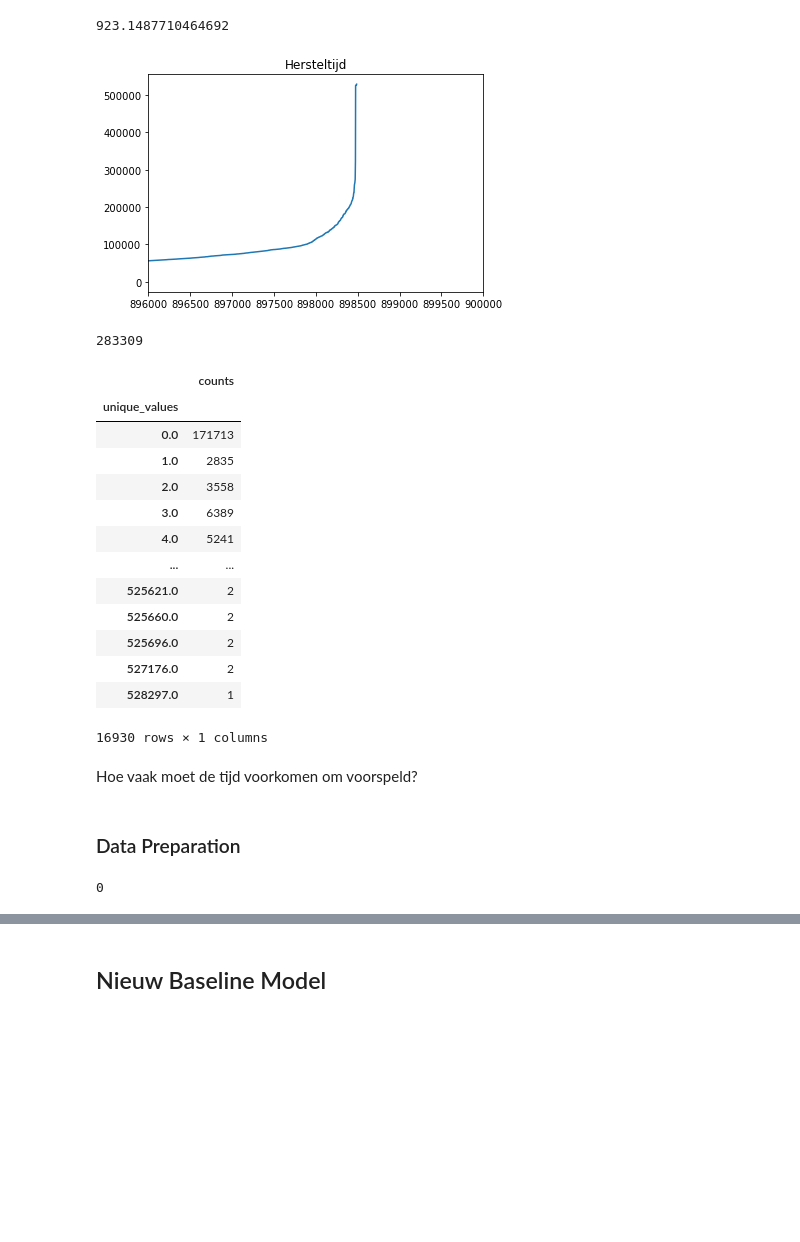
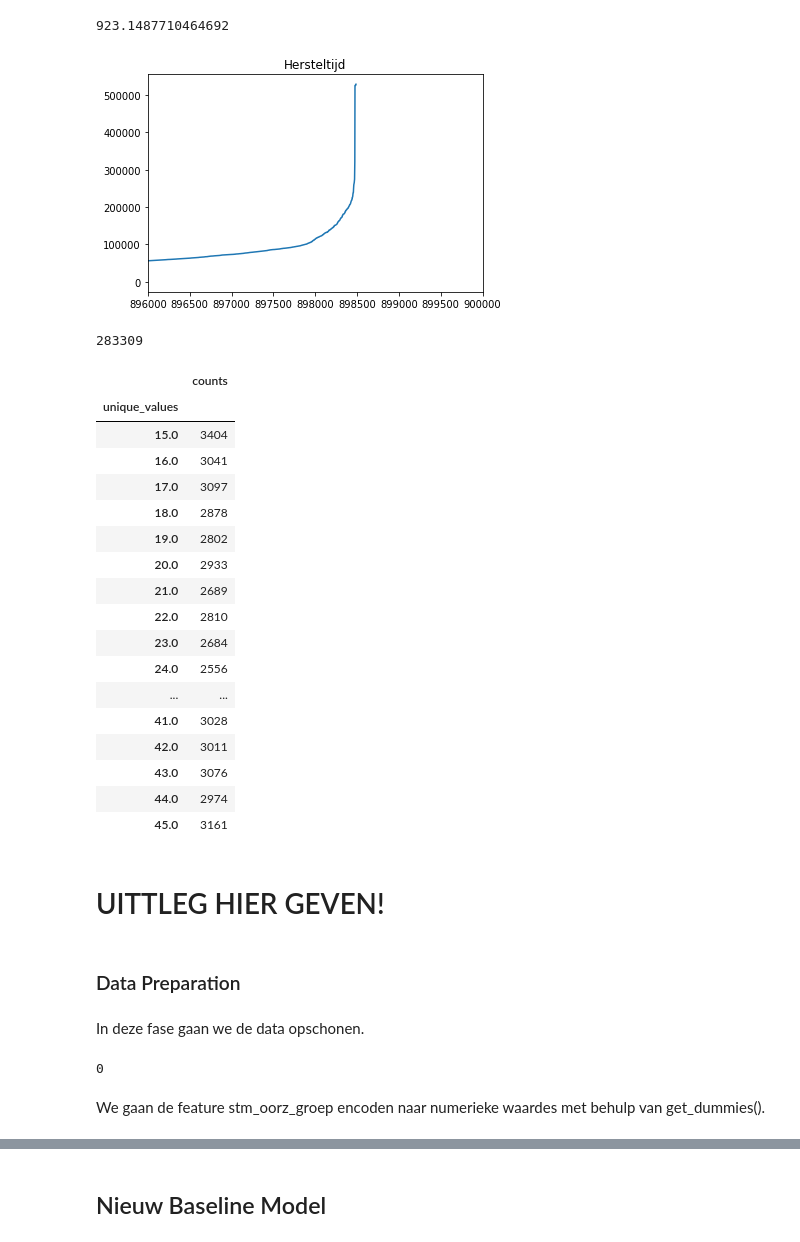
Before and after one commit to AmaryllisLee/DDB_Prorail, a Jupyter notebook: project_ProRail.ipynb, the cells around one changed output, grey strips where cells are left out. Drawn from its saved outputs; the diff is of its cells as text; code cells hidden in the pictures; blank space fills up the shorter version.

```diff
--- a/project_ProRail.ipynb
+++ b/project_ProRail.ipynb
@@ -12,6 +19,7 @@ import matplotlib.pyplot as plt
 df = pd.read_csv('sap_storing_data_hu_project.csv', low_memory=False)
 # %%
 # Alle kolommen die niet van toepassing zijn worden verwijdert.
+'''
 df = df.drop(['stm_sap_mon_meld_ddt', 'stm_mon_begin_ddt', 'stm_mon_toelichting_trdl', 'stm_oh_pg_mld',
          'stm_scenario_mon', 'stm_mon_nr_status_omschr', 'stm_mon_nr__statuscode', 'stm_mon_nr_status_wijzdd',
          'stm_aanntpl_ddt', 'stm_objectdl_code_gst', 'stm_objectdl_groep_gst', 'stm_progfh_in_ddt',
@@ -28,6 +36,7 @@ df = df.drop(['stm_sap_mon_meld_ddt', 'stm_mon_begin_ddt', 'stm_mon_toelichting_
          'stm_rapportage_maand', 'stm_rapportage_jaar', 'stm_x_bron_publ_dt', 'stm_x_bron_bestandsnaam',
          'stm_x_bron_arch_dt', 'stm_x_actueel_ind', 'stm_x_run_id', 'stm_x_bk', 'stm_x_start_sessie_dt',
          'stm_x_vervallen_ind'], axis='columns')
+         '''
 # %%
 df.head()
 # %% [output]
@@ -447,10 +445,10 @@ df2['stm_fh_duur'].mean()
 # %%
 # Onze target variabel plotten in een
 x = range(0,len(df2))
 plt.plot(x,df2['stm_fh_duur'].sort_values())
-plt.xlim(896000, 900000)
+#plt.xlim(896000, 900000)
 #plt.ylim(100000, 300000)
 plt.title('Hersteltijd')
 plt.show()
 # %% [output]
-[figure, old version]
+[figure, new version]
@@ -464,26 +459,32 @@ df2['stm_fh_duur'][df2['stm_fh_duur']<= 30].count()
 # %%
 df3 = df2['stm_fh_duur'].value_counts().rename_axis('unique_values').to_frame('counts')
 df3 = df3.sort_values(by=['unique_values'])
-df3
+df3.iloc[0:31]
 # %% [output]
 |  | counts |
 | unique_values |  |
-| 0.0 | 171713 |
-| 1.0 | 2835 |
-| 2.0 | 3558 |
-| 3.0 | 6389 |
-| 4.0 | 5241 |
+| 15.0 | 3404 |
+| 16.0 | 3041 |
+| 17.0 | 3097 |
+| 18.0 | 2878 |
+| 19.0 | 2802 |
+| 20.0 | 2933 |
+| 21.0 | 2689 |
+| 22.0 | 2810 |
+| 23.0 | 2684 |
+| 24.0 | 2556 |
 | ... | ... |
-| 525621.0 | 2 |
-| 525660.0 | 2 |
-| 525696.0 | 2 |
-| 527176.0 | 2 |
-| 528297.0 | 1 |
+| 41.0 | 3028 |
+| 42.0 | 3011 |
+| 43.0 | 3076 |
+| 44.0 | 2974 |
+| 45.0 | 3161 |
-16930 rows × 1 columns
-# %% [markdown]
-Hoe vaak moet de tijd voorkomen om voorspeld?
+# %% [markdown]
+# UITTLEG HIER GEVEN!
 # %% [markdown]
 ### Data Preparation
+# %% [markdown]
+In deze fase gaan we de data opschonen.
 # %%
 # Alle Nan waardes verwijderen
 df2 = df2.dropna()
@@ -492,6 +493,8 @@ df2 = df2[(df2['stm_oorz_code'].isin([33, 48,51, 999]))== False] # de rijen verw
 len(df2)- 844900 # bovenstaande code klopt
 # %% [output]
 0
+# %% [markdown]
+We gaan de feature stm_oorz_groep encoden naar numerieke waardes met behulp van get_dummies().
 # %%
 #df2['stm_oorz_groep_encode'] = pd.get_dummies(df2['stm_oorz_groep'])
 # Oorzaak groepen encoden naar numeric waardes mbv get_dummies . Explain one hote eencoding/get_Dummies
```
Also changed, not shown: parts of 61 cells of this notebook.
